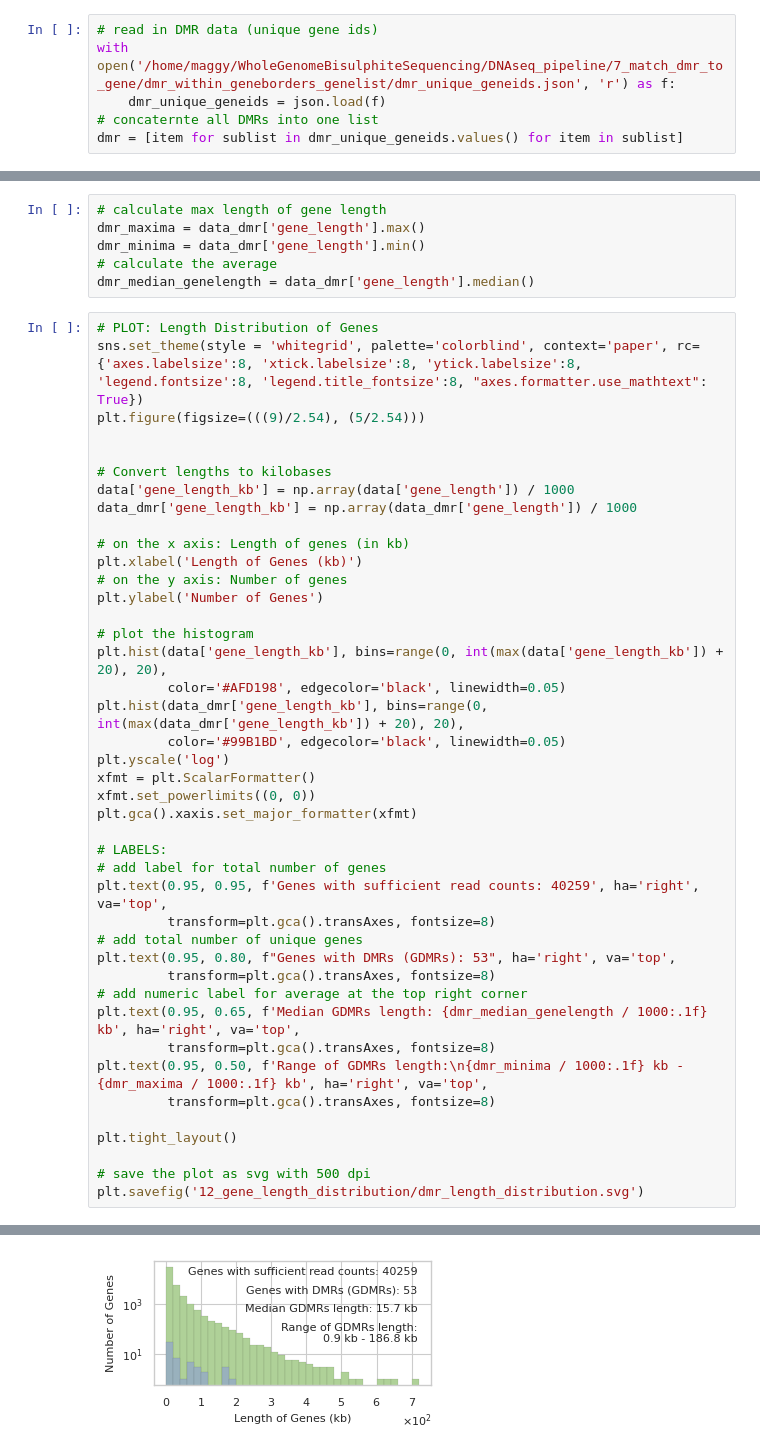
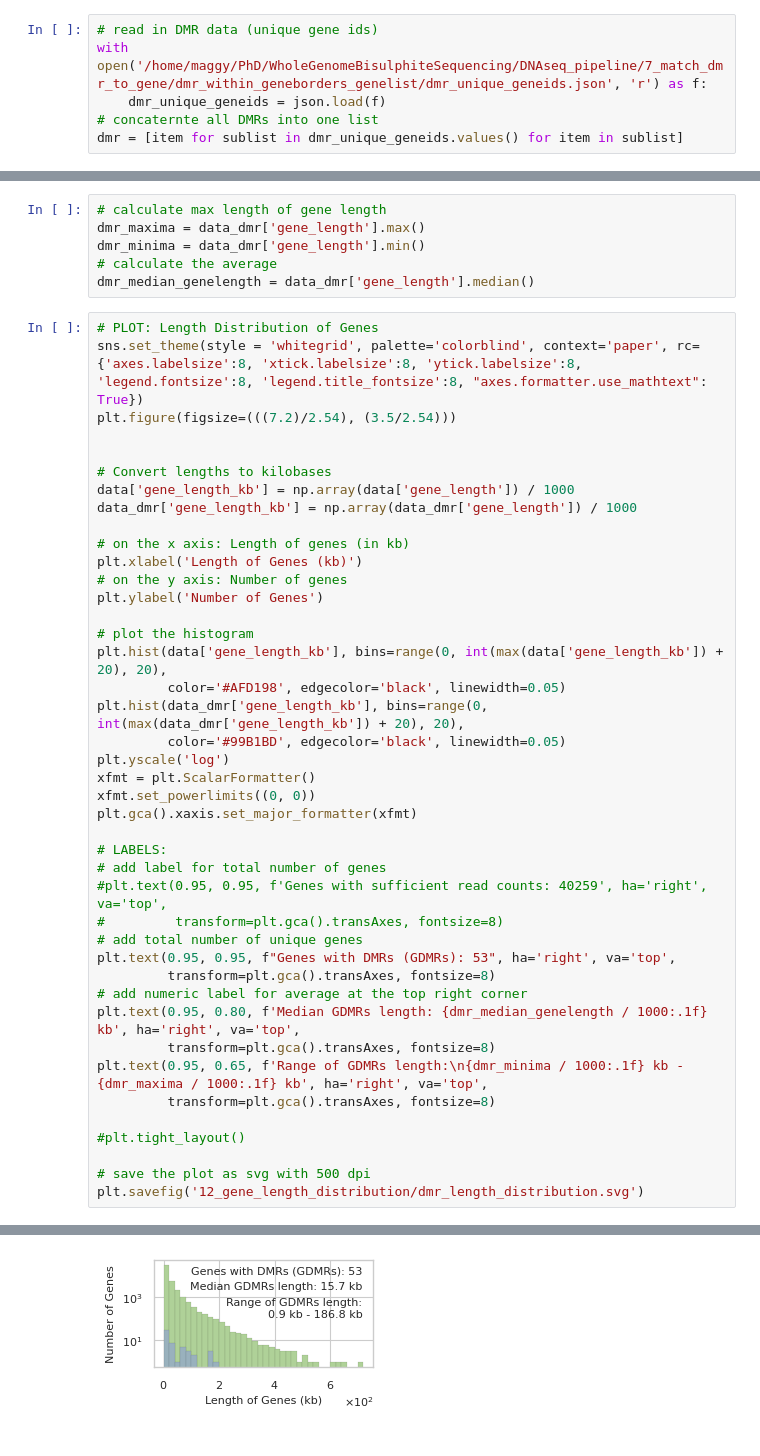
Before and after one commit to MagdalenaWinklhofer/WholeGenomeBisulphiteSequencing, a Jupyter notebook: RNAseq_pipeline/12_gene_length_distribution.ipynb, the cells around one changed output, grey strips where cells are left out. Cells and saved outputs as stored; diff of their text form.

```diff
--- a/RNAseq_pipeline/12_gene_length_distribution.ipynb
+++ b/RNAseq_pipeline/12_gene_length_distribution.ipynb
@@ -115,7 +115,7 @@ plt.savefig('12_gene_length_distribution/gene_length_distribution.svg')
 # 6 Histogram for only the DMR genes and thei length
 # %%
 # read in DMR data (unique gene ids)
-with open('/home/maggy/WholeGenomeBisulphiteSequencing/DNAseq_pipeline/7_match_dmr_to_gene/dmr_within_geneborders_genelist/dmr_unique_geneids.json', 'r') as f:
+with open('/home/maggy/PhD/WholeGenomeBisulphiteSequencing/DNAseq_pipeline/7_match_dmr_to_gene/dmr_within_geneborders_genelist/dmr_unique_geneids.json', 'r') as f:
     dmr_unique_geneids = json.load(f)
 # concaternte all DMRs into one list
 dmr = [item for sublist in dmr_unique_geneids.values() for item in sublist]
@@ -131,7 +131,7 @@ dmr_median_genelength = data_dmr['gene_length'].median()
 # %%
 # PLOT: Length Distribution of Genes
 sns.set_theme(style = 'whitegrid', palette='colorblind', context='paper', rc={'axes.labelsize':8, 'xtick.labelsize':8, 'ytick.labelsize':8, 'legend.fontsize':8, 'legend.title_fontsize':8, "axes.formatter.use_mathtext": True})
-plt.figure(figsize=(((9)/2.54), (5/2.54)))
+plt.figure(figsize=(((7.2)/2.54), (3.5/2.54)))
 
 
 # Convert lengths to kilobases
@@ -143,37 +143,37 @@ plt.xlabel('Length of Genes (kb)')
 # on the y axis: Number of genes
 plt.ylabel('Number of Genes')
 
 # plot the histogram
 plt.hist(data['gene_length_kb'], bins=range(0, int(max(data['gene_length_kb']) + 20), 20),
          color='#AFD198', edgecolor='black', linewidth=0.05)
 plt.hist(data_dmr['gene_length_kb'], bins=range(0, int(max(data_dmr['gene_length_kb']) + 20), 20),
          color='#99B1BD', edgecolor='black', linewidth=0.05)
 plt.yscale('log')
 xfmt = plt.ScalarFormatter()
 xfmt.set_powerlimits((0, 0))
 plt.gca().xaxis.set_major_formatter(xfmt)
 
 # LABELS:
 # add label for total number of genes
-plt.text(0.95, 0.95, f'Genes with sufficient read counts: 40259', ha='right', va='top',
-         transform=plt.gca().transAxes, fontsize=8)
+#plt.text(0.95, 0.95, f'Genes with sufficient read counts: 40259', ha='right', va='top',
+#         transform=plt.gca().transAxes, fontsize=8)
 # add total number of unique genes
-plt.text(0.95, 0.80, f"Genes with DMRs (GDMRs): 53", ha='right', va='top',
+plt.text(0.95, 0.95, f"Genes with DMRs (GDMRs): 53", ha='right', va='top',
          transform=plt.gca().transAxes, fontsize=8)
 # add numeric label for average at the top right corner
-plt.text(0.95, 0.65, f'Median GDMRs length: {dmr_median_genelength / 1000:.1f} kb', ha='right', va='top',
+plt.text(0.95, 0.80, f'Median GDMRs length: {dmr_median_genelength / 1000:.1f} kb', ha='right', va='top',
          transform=plt.gca().transAxes, fontsize=8)
-plt.text(0.95, 0.50, f'Range of GDMRs length:\n{dmr_minima / 1000:.1f} kb - {dmr_maxima / 1000:.1f} kb', ha='right', va='top',
+plt.text(0.95, 0.65, f'Range of GDMRs length:\n{dmr_minima / 1000:.1f} kb - {dmr_maxima / 1000:.1f} kb', ha='right', va='top',
          transform=plt.gca().transAxes, fontsize=8)
 
-plt.tight_layout()
+#plt.tight_layout()
 
 # save the plot as svg with 500 dpi
 plt.savefig('12_gene_length_distribution/dmr_length_distribution.svg')
 # %% [output]
 A value is trying to be set on a copy of a slice from a DataFrame.
 Try using .loc[row_indexer,col_indexer] = value instead
 
 See the caveats in the documentation: https://pandas.pydata.org/pandas-docs/stable/user_guide/indexing.html#returning-a-view-versus-a-copy
   data_dmr['gene_length_kb'] = np.array(data_dmr['gene_length']) / 1000
-[figure, old version]
+[figure, new version]
```
Also changed, not shown: parts of 1 cell of this notebook, 28 other files.
